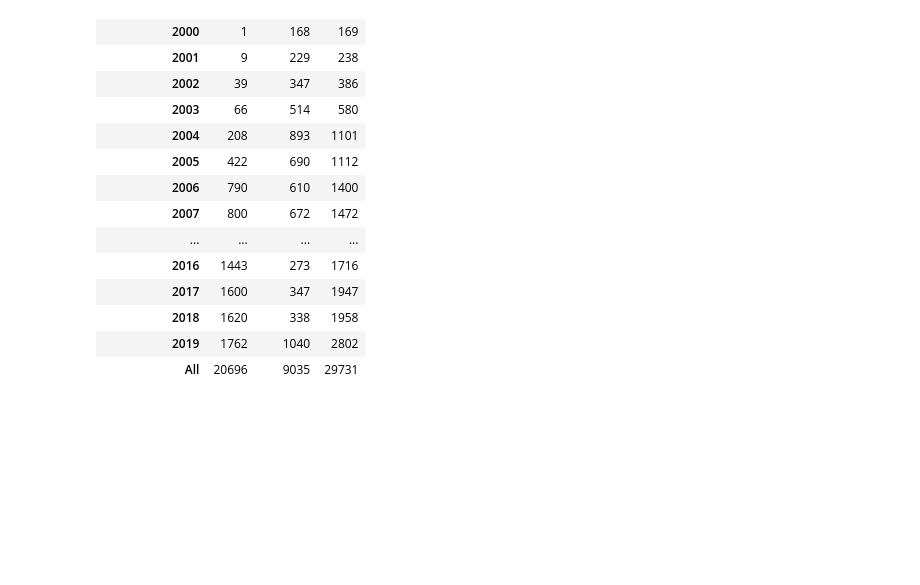
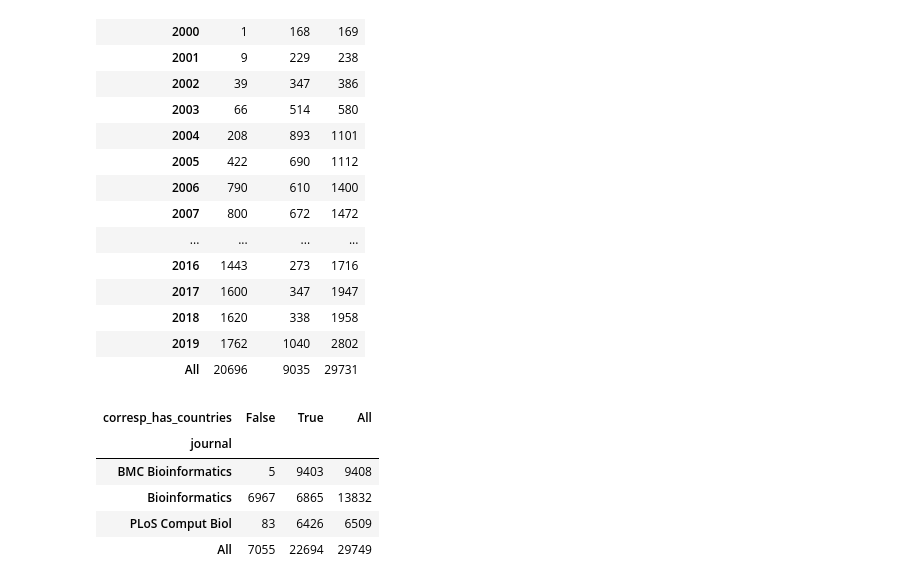
Before and after one commit to greenelab/iscb-diversity, a Jupyter notebook: 08.corresponding-authors.ipynb, the cells around one changed output. Cells and saved outputs as stored; diff of their text form; code cells hidden in the pictures; blank space fills up the shorter version.

```diff
--- a/08.corresponding-authors.ipynb
+++ b/08.corresponding-authors.ipynb
@@ -163,3 +195,15 @@ pandas.crosstab(source_df.publication_date.str.slice(0, 4), source_df.source, ma
 | 2018 | 1620 | 338 | 1958 |
 | 2019 | 1762 | 1040 | 2802 |
 | All | 20696 | 9035 | 29731 |
+# %%
+# Number of articles where all corresponding authors have assigned countries by journal
+articles_with_na_countries = set(corresp_df.loc[corresp_df.countries.isna()].pmid)
+source_df["corresp_has_countries"] = ~source_df.pmid.isin(articles_with_na_countries)
+pandas.crosstab(source_df.journal, source_df.corresp_has_countries, margins=True)
+# %% [output]
+| corresp_has_countries | False | True | All |
+| journal |  |  |  |
+| BMC Bioinformatics | 5 | 9403 | 9408 |
+| Bioinformatics | 6967 | 6865 | 13832 |
+| PLoS Comput Biol | 83 | 6426 | 6509 |
+| All | 7055 | 22694 | 29749 |
```
Also changed, not shown: parts of 7 cells of this notebook, 1 other file.
